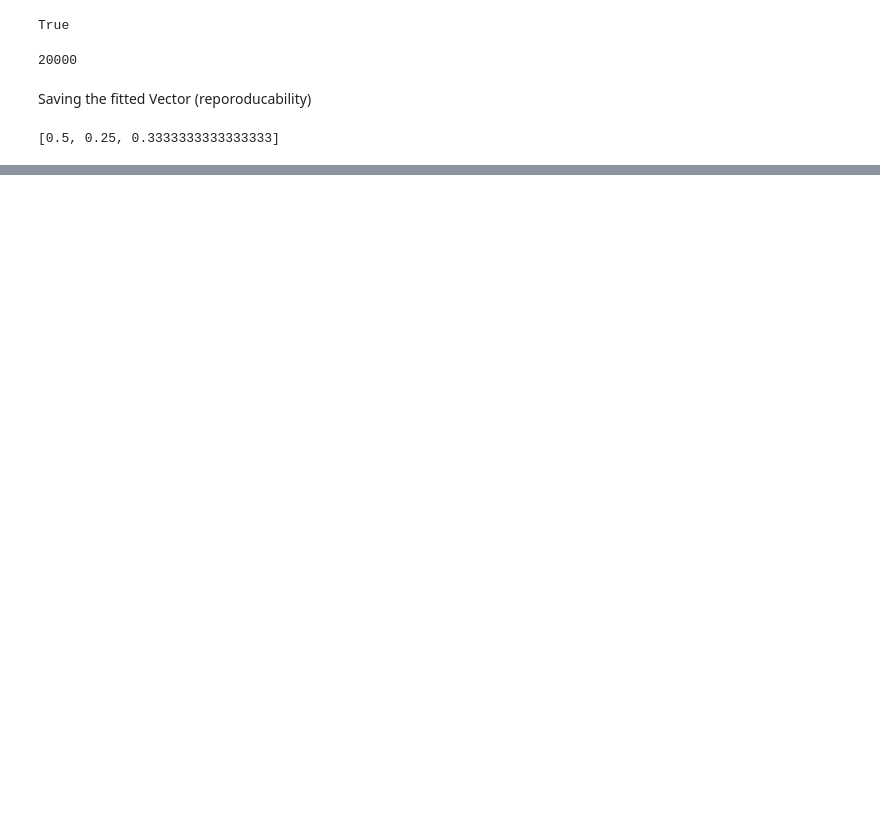
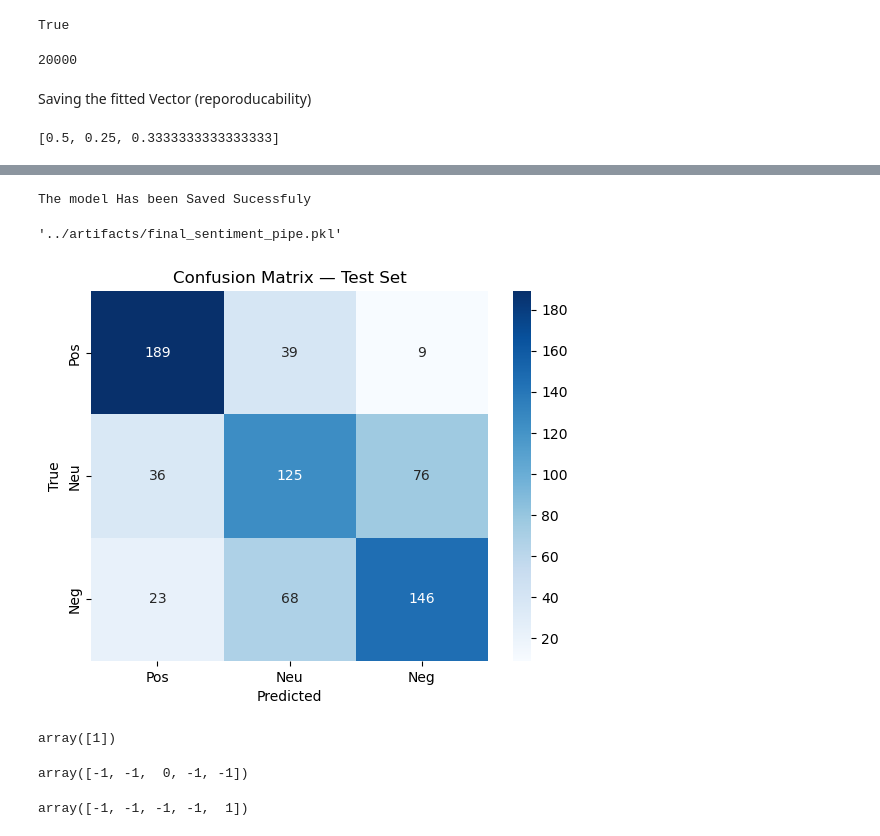
Before and after one commit to MosabAhmed92/Women-Clothing---NLP, a Jupyter notebook: notebooks/phase1_data_audit.ipynb, the cells around one changed output, grey strips where cells are left out. Drawn from its saved outputs; the diff is of its cells as text; code cells hidden in the pictures; blank space fills up the shorter version.

Commit message:
Final Pipeline fitted and saved

```diff
--- a/notebooks/phase1_data_audit.ipynb
+++ b/notebooks/phase1_data_audit.ipynb
@@ -602,0 +649,26 @@ Skeptic check
+# %%
+save_model(best_pipe, '../artifacts', 'final_sentiment_pipe')
+# %% [output]
+The model Has been Saved Sucessfuly
+'../artifacts/final_sentiment_pipe.pkl'
+# %%
+import seaborn as sns
+import matplotlib.pyplot as plt
+
+cm = np.array([[189,39,9],
+               [36,125,76],
+               [23,68,146]])
+
+sns.heatmap(cm, annot=True, fmt="d", cmap="Blues",
+            xticklabels=["Pos","Neu","Neg"],
+            yticklabels=["Pos","Neu","Neg"])
+plt.xlabel("Predicted")
+plt.ylabel("True")
+plt.title("Confusion Matrix — Test Set")
+plt.show()
+# %% [output]
+[figure, added]
+# %%
+best_pipe.predict(['This dress is wonderful!'])
+# %% [output]
+array([1])
@@ -602,0 +683,4 @@ Skeptic check
+# %%
+best_pipe.predict(neutral_examples)
+# %% [output]
+array([-1, -1,  0, -1, -1])
@@ -602,0 +695,4 @@ Skeptic check
+# %%
+best_pipe.predict(negative_examples)
+# %% [output]
+array([-1, -1, -1, -1,  1])
```
Also changed, not shown: parts of 40 cells of this notebook, 3 other files.
